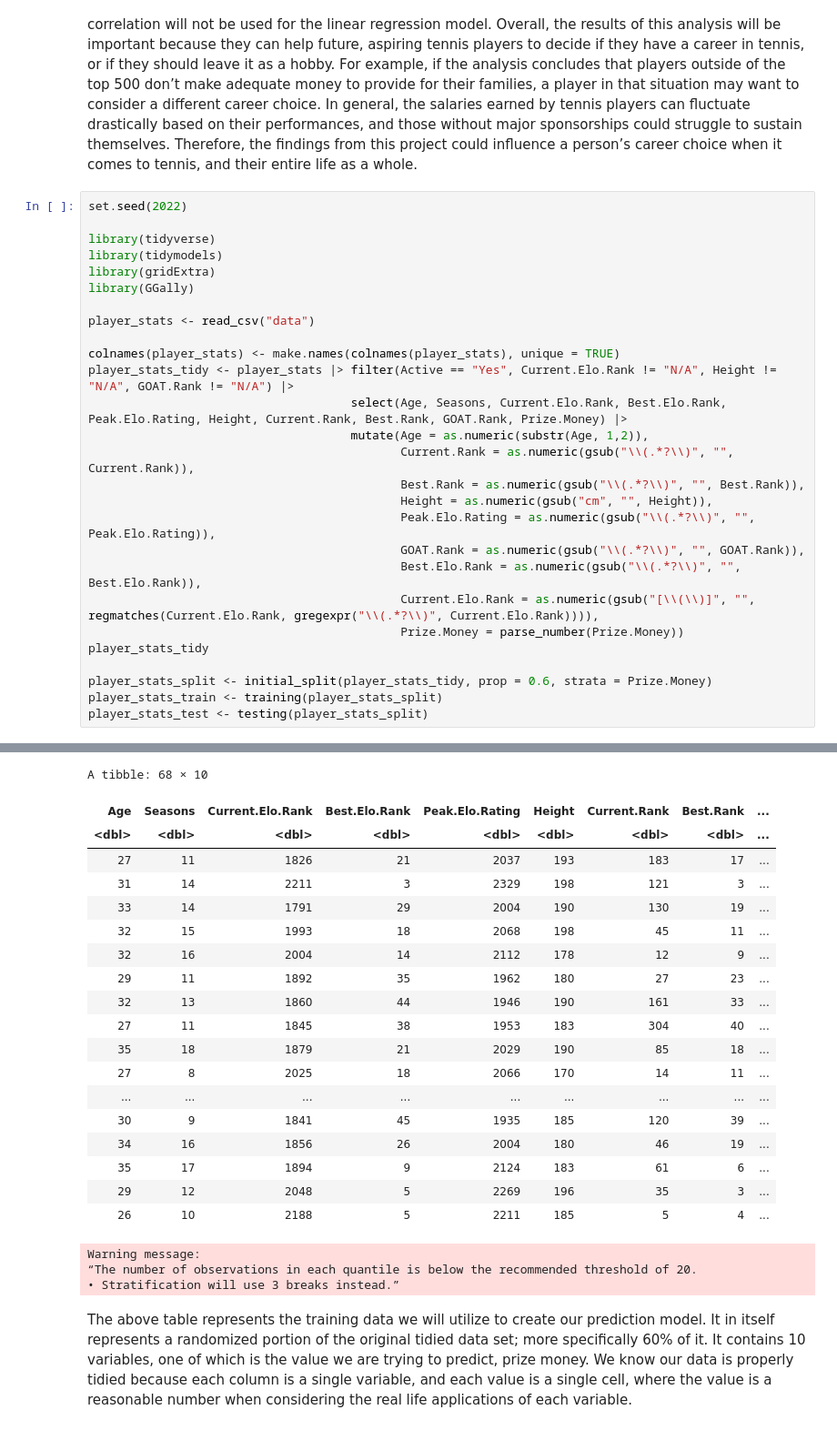
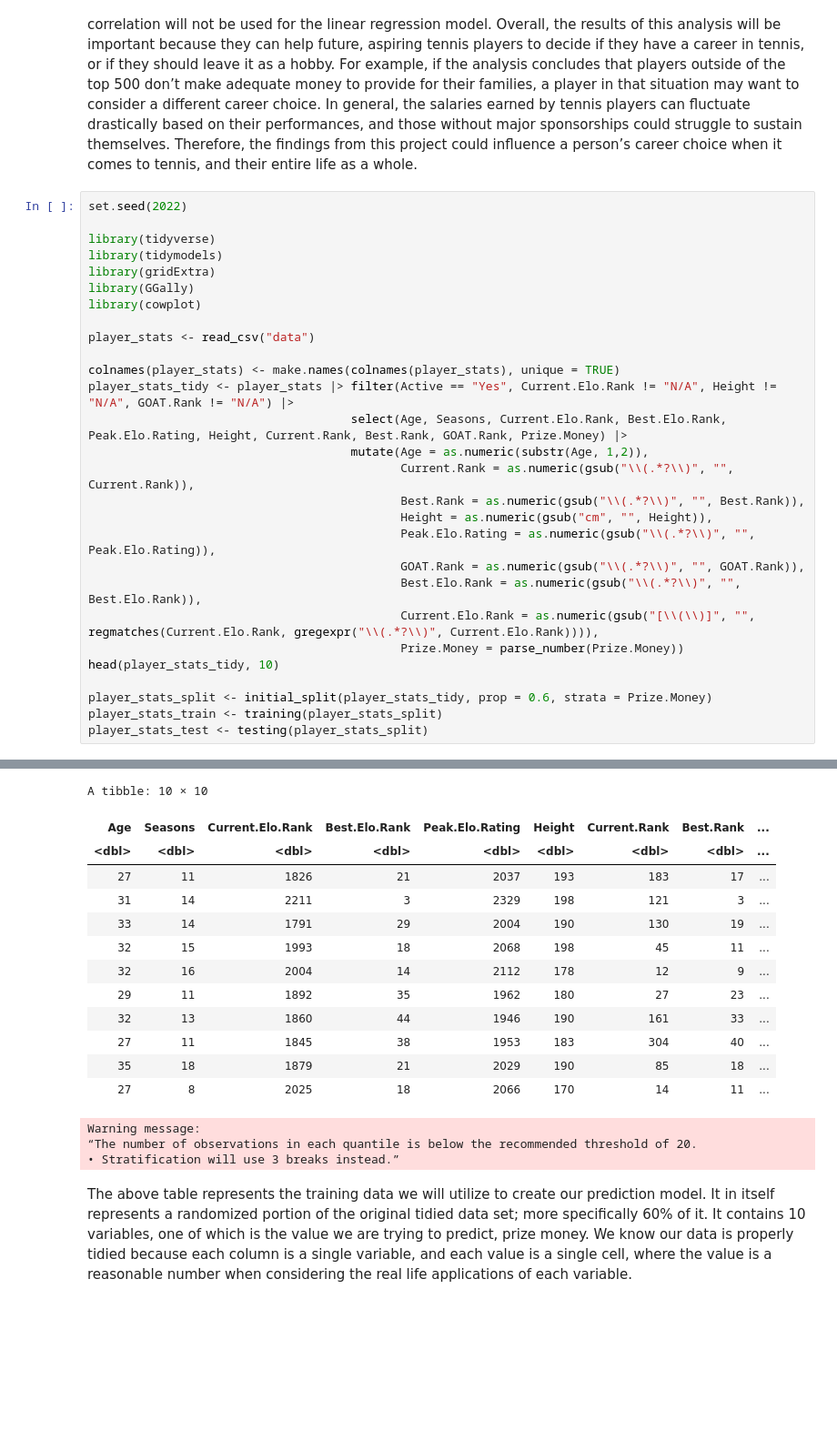
Before and after one commit to harmonyam/dsci100_project, a Jupyter notebook: project_final_draft.ipynb, the cells around one changed output, grey strips where cells are left out. Shown at 91% size. Saved outputs shown, nothing was run; the diff lists cells and outputs as text; blank space fills up the shorter version.

Commit message:
Added head(player_dataset, 10) and plot_grid to ease visualization

```diff
--- a/project_final_draft.ipynb
+++ b/project_final_draft.ipynb
@@ -30,6 +30,7 @@ library(tidyverse)
 library(tidymodels)
 library(gridExtra)
 library(GGally)
+library(cowplot)
 
 player_stats <- read_csv("data")
 
@@ -45,7 +46,7 @@ player_stats_tidy <- player_stats |> filter(Active == "Yes", Current.Elo.Rank !=
                                             Best.Elo.Rank = as.numeric(gsub("\\(.*?\\)", "", Best.Elo.Rank)),
                                             Current.Elo.Rank = as.numeric(gsub("[\\(\\)]", "", regmatches(Current.Elo.Rank, gregexpr("\\(.*?\\)", Current.Elo.Rank)))),
                                             Prize.Money = parse_number(Prize.Money))
-player_stats_tidy
+head(player_stats_tidy, 10)
 
 player_stats_split <- initial_split(player_stats_tidy, prop = 0.6, strata = Prize.Money)
 player_stats_train <- training(player_stats_split)
@@ -53,40 +54,34 @@ player_stats_test <- testing(player_stats_split)
 # %% [output]
 ── Attaching packages ─────────────────────────────────────── tidyverse 1.3.1 ──
 
 ✔ ggplot2 3.3.6     ✔ purrr   0.3.4
 ✔ tibble  3.1.7     ✔ dplyr   1.0.9
 ✔ tidyr   1.2.0     ✔ stringr 1.4.0
 ✔ readr   2.1.2     ✔ forcats 0.5.1
 
 ── Conflicts ────────────────────────────────────────── tidyverse_conflicts() ──
 ✖ dplyr::filter() masks stats::filter()
 ✖ dplyr::lag()    masks stats::lag()
 
 ── Attaching packages ────────────────────────────────────── tidymodels 1.0.0 ──
 ... (36 lines left out)
 dbl (13): ...1, Turned Pro, Seasons, Titles, Best Season, Retired, Masters, ...
 
 ℹ Use `spec()` to retrieve the full column specification for this data.
 ℹ Specify the column types or set `show_col_types = FALSE` to quiet this message.
-A tibble: 68 × 10
+A tibble: 10 × 10
 | Age | Seasons | Current.Elo.Rank | Best.Elo.Rank | Peak.Elo.Rating | Height | Current.Rank | Best.Rank | ... |
 | <dbl> | <dbl> | <dbl> | <dbl> | <dbl> | <dbl> | <dbl> | <dbl> | ... |
 | 27 | 11 | 1826 | 21 | 2037 | 193 | 183 | 17 | ... |
 | 31 | 14 | 2211 | 3 | 2329 | 198 | 121 | 3 | ... |
 | 33 | 14 | 1791 | 29 | 2004 | 190 | 130 | 19 | ... |
 | 32 | 15 | 1993 | 18 | 2068 | 198 | 45 | 11 | ... |
 | 32 | 16 | 2004 | 14 | 2112 | 178 | 12 | 9 | ... |
 | 29 | 11 | 1892 | 35 | 1962 | 180 | 27 | 23 | ... |
 | 32 | 13 | 1860 | 44 | 1946 | 190 | 161 | 33 | ... |
 | 27 | 11 | 1845 | 38 | 1953 | 183 | 304 | 40 | ... |
 | 35 | 18 | 1879 | 21 | 2029 | 190 | 85 | 18 | ... |
 | 27 | 8 | 2025 | 18 | 2066 | 170 | 14 | 11 | ... |
-| ... | ... | ... | ... | ... | ... | ... | ... | ... |
-| 30 | 9 | 1841 | 45 | 1935 | 185 | 120 | 39 | ... |
-| 34 | 16 | 1856 | 26 | 2004 | 180 | 46 | 19 | ... |
-| 35 | 17 | 1894 | 9 | 2124 | 183 | 61 | 6 | ... |
-| 29 | 12 | 2048 | 5 | 2269 | 196 | 35 | 3 | ... |
-| 26 | 10 | 2188 | 5 | 2211 | 185 | 5 | 4 | ... |
 Warning message:
 “The number of observations in each quantile is below the recommended threshold of 20.
 • Stratification will use 3 breaks instead.”
```
Also changed, not shown: parts of 19 cells of this notebook.
